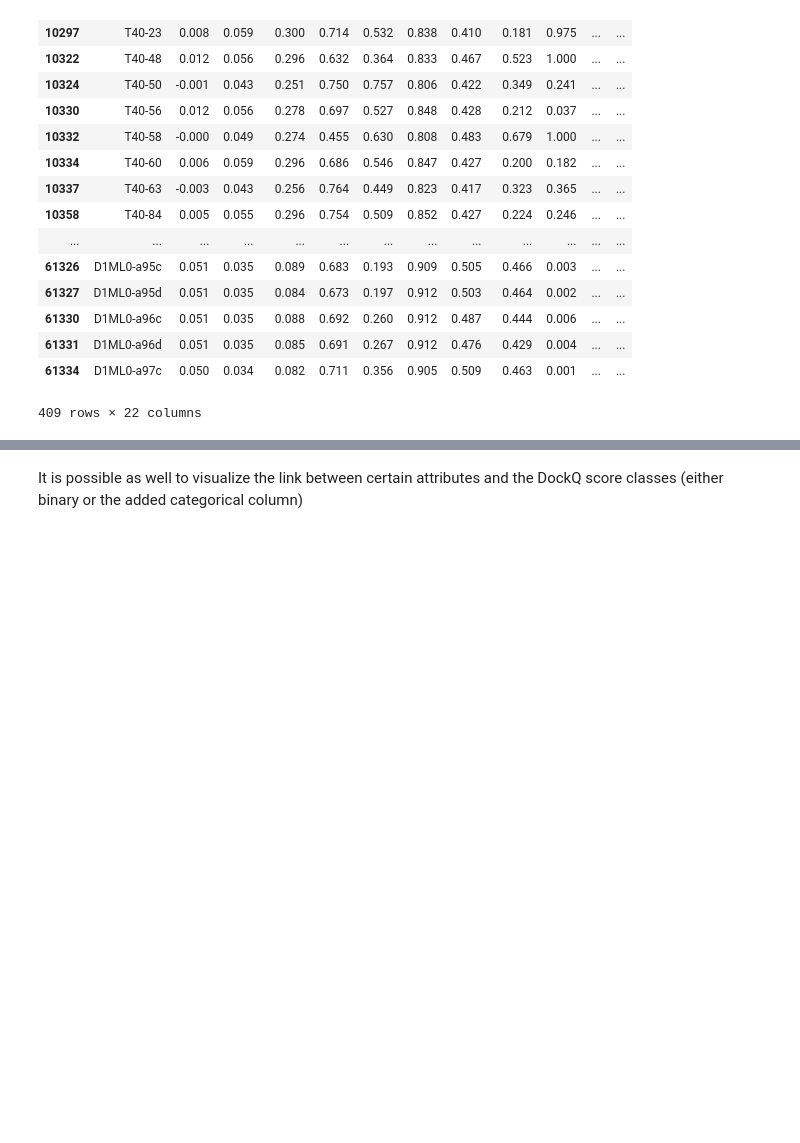
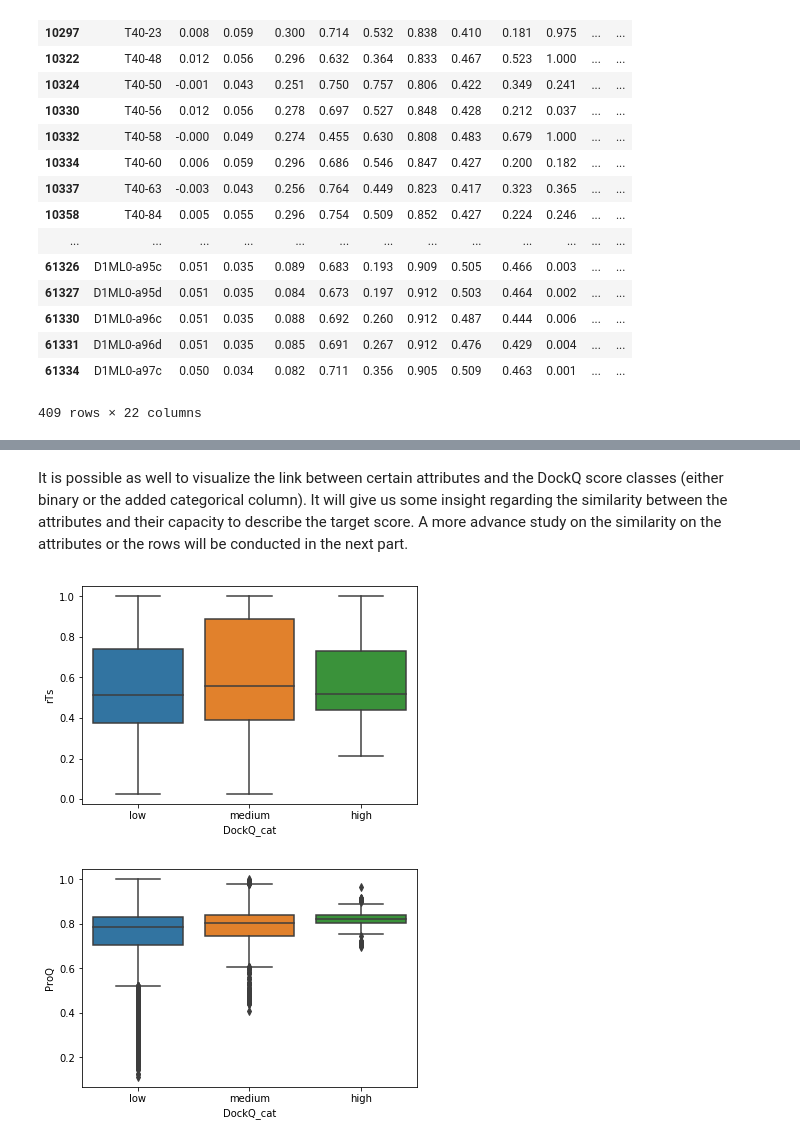
Before and after one commit to PierreBedoucha/medbioinfo_project, a Jupyter notebook: ML Medbioinfo Project.ipynb, the cells around one changed output, grey strips where cells are left out. Saved outputs shown, nothing was run; the diff lists cells and outputs as text; code cells hidden in the pictures; blank space fills up the shorter version.

```diff
--- a/ML Medbioinfo Project.ipynb
+++ b/ML Medbioinfo Project.ipynb
@@ -159,6 +161,11 @@ plt.show()
 # %% [markdown]
-It is possible as well to visualize the link between certain attributes and the DockQ score classes (either binary or the added categorical column)
+It is possible as well to visualize the link between certain attributes and the DockQ score classes (either binary or the added categorical column). It will give us some insight regarding the similarity between the attributes and their capacity to describe the target score. A more advance study on the similarity on the attributes or the rows will be conducted in the next part.
 # %%
 plt.clf()
 sns.boxplot(x="DockQ_cat", y="rTs", data=train)
 plt.show()
+sns.boxplot(x="DockQ_cat", y="ProQ", data=train)
+plt.show()
+# %% [output]
+[figure, added]
+[figure, added]
```
Also changed, not shown: parts of 34 cells of this notebook, 2 other files.
